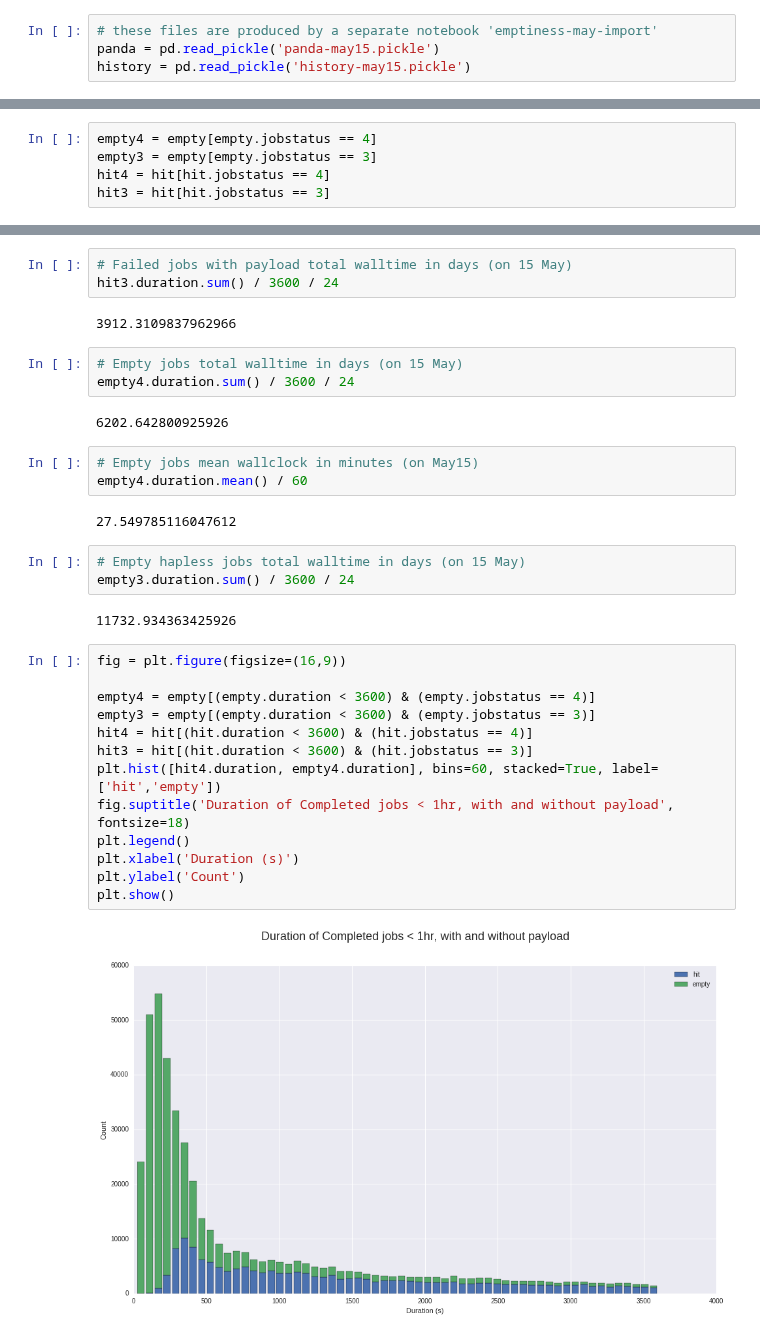
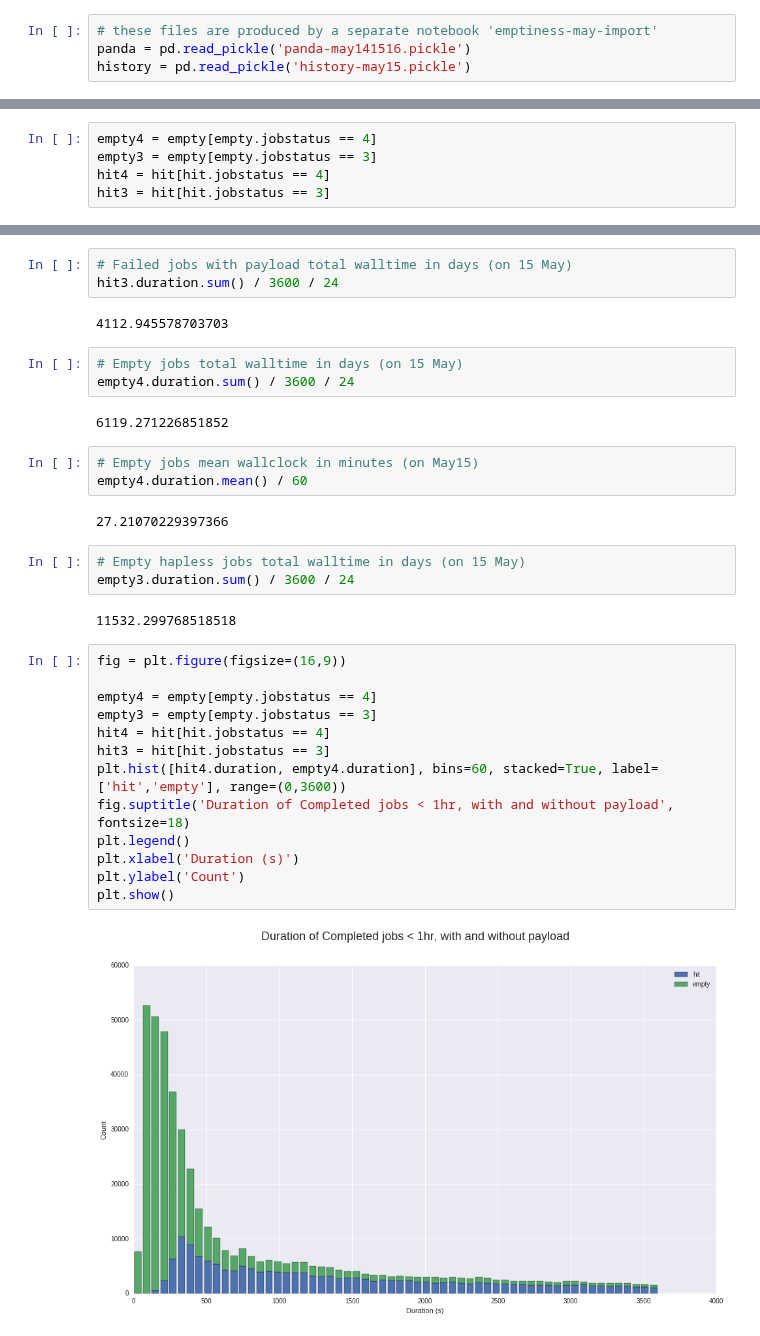
Before and after one commit to ATLAS-Analytics/AnalyticsNotebooks, a Jupyter notebook: Peter/emptiness-may-wrangling.ipynb, the cells around one changed output, grey strips where cells are left out. Saved outputs shown, nothing was run; the diff lists cells and outputs as text.

```diff
--- a/Peter/emptiness-may-wrangling.ipynb
+++ b/Peter/emptiness-may-wrangling.ipynb
@@ -35,6 +35,6 @@ pd.set_option('max_colwidth',120)
 %matplotlib inline
 # %%
 # these files are produced by a separate notebook 'emptiness-may-import'
-panda = pd.read_pickle('panda-may15.pickle')
+panda = pd.read_pickle('panda-may141516.pickle')
 history = pd.read_pickle('history-may15.pickle')
 # %%
@@ -171,34 +172,34 @@ hit4.duration.mean() / 3600
 # Failed jobs with payload total walltime in days (on 15 May)
 hit3.duration.sum() / 3600 / 24
 # %% [output]
-3912.3109837962966
+4112.945578703703
 # %%
 # Empty jobs total walltime in days (on 15 May)
 empty4.duration.sum() / 3600 / 24
 # %% [output]
-6202.642800925926
+6119.271226851852
 # %%
 # Empty jobs mean wallclock in minutes (on May15)
 empty4.duration.mean() / 60
 # %% [output]
-27.549785116047612
+27.21070229397366
 # %%
 # Empty hapless jobs total walltime in days (on 15 May)
 empty3.duration.sum() / 3600 / 24
 # %% [output]
-11732.934363425926
+11532.299768518518
 # %%
 fig = plt.figure(figsize=(16,9))
 
-empty4 = empty[(empty.duration < 3600) & (empty.jobstatus == 4)]
-empty3 = empty[(empty.duration < 3600) & (empty.jobstatus == 3)]
-hit4 = hit[(hit.duration < 3600) & (hit.jobstatus == 4)]
-hit3 = hit[(hit.duration < 3600) & (hit.jobstatus == 3)]
-plt.hist([hit4.duration, empty4.duration], bins=60, stacked=True, label=['hit','empty'])
+empty4 = empty[empty.jobstatus == 4]
+empty3 = empty[empty.jobstatus == 3]
+hit4 = hit[hit.jobstatus == 4]
+hit3 = hit[hit.jobstatus == 3]
+plt.hist([hit4.duration, empty4.duration], bins=60, stacked=True, label=['hit','empty'], range=(0,3600))
 fig.suptitle('Duration of Completed jobs < 1hr, with and without payload', fontsize=18)
 plt.legend()
 plt.xlabel('Duration (s)')
 plt.ylabel('Count')
 plt.show()
 # %% [output]
-[figure, old version]
+[figure, new version]
```
Also changed, not shown: parts of 14 cells of this notebook.
